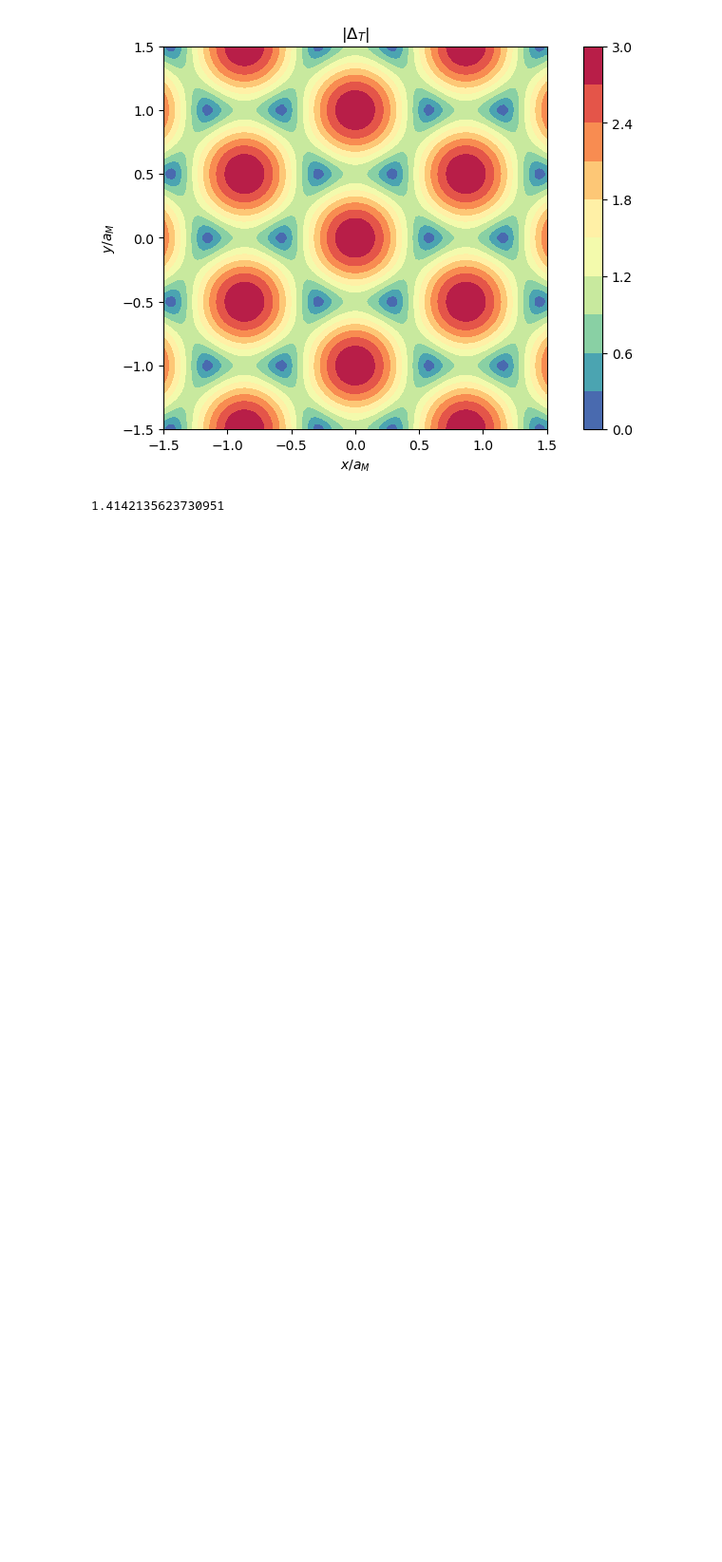
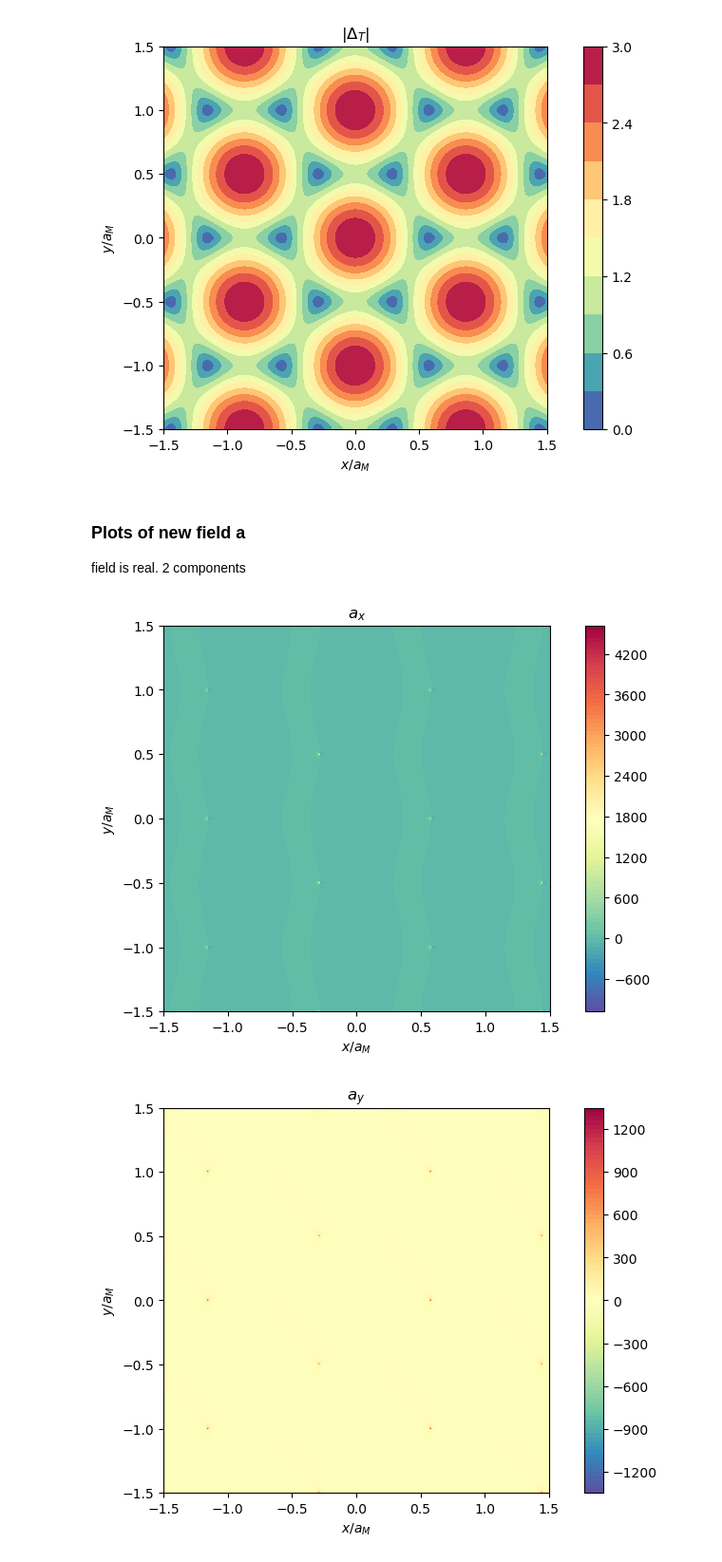
Before and after one commit to DaanTimmers/DT_Part_III_Project, a Jupyter notebook: Effective field plots.ipynb, the cells around one changed output. Shown: that part at 95% size. Saved outputs shown, nothing was run; the diff lists cells and outputs as text; code cells hidden in the pictures; blank space fills up the shorter version.

```diff
--- a/Effective field plots.ipynb
+++ b/Effective field plots.ipynb
@@ -121,3 +108,10 @@ print(e)
+# %%
+# New field: 'small a' as defined in last meeting, real, only x and y components
+a = np.zeros((N,N,2))
+for i in range(N):
+    for j in range(N):
+        a[i,j,0] = (n[i,j,0] * n_x[i,j,1] - n[i,j,1] * n_x[i,j,0]) / (1 + n[i,j,2])
+        a[i,j,1] = (n[i,j,0] * n_y[i,j,1] - n[i,j,1] * n_y[i,j,0]) / (1 + n[i,j,2])
 # %% [markdown]
 ### Plots
 # %%
@@ -220,7 +214,32 @@ plt.show()
 [figure]
 [figure]
 [figure]
-# %%
-abs(1 + 1j)
-# %% [output]
-1.4142135623730951
+# %% [markdown]
+### Plots of new field a
+
+field is real. 2 components
+# %%
+# Plots of a_x
+fig, ax = plt.subplots(layout='constrained')
+
+ax.set_aspect('equal')
+ax.set_title('$a_x$')
+ax.set_xlabel('$x/a_M$')
+ax.set_ylabel('$y/a_M$')
+contours = ax.contourf(x, y, a[:,:,0], levels=100, cmap='Spectral_r')
+cbar = fig.colorbar(contours)
+plt.show()
+
+# Plots of a_y
+fig, ax = plt.subplots(layout='constrained')
+
+ax.set_aspect('equal')
+ax.set_title('$a_y$')
+ax.set_xlabel('$x/a_M$')
+ax.set_ylabel('$y/a_M$')
+contours = ax.contourf(x, y, a[:,:,1], levels=100, cmap='Spectral_r')
+cbar = fig.colorbar(contours)
+plt.show()
+# %% [output]
+[figure, added]
+[figure, added]
```
Also changed, not shown: parts of 5 cells of this notebook.
